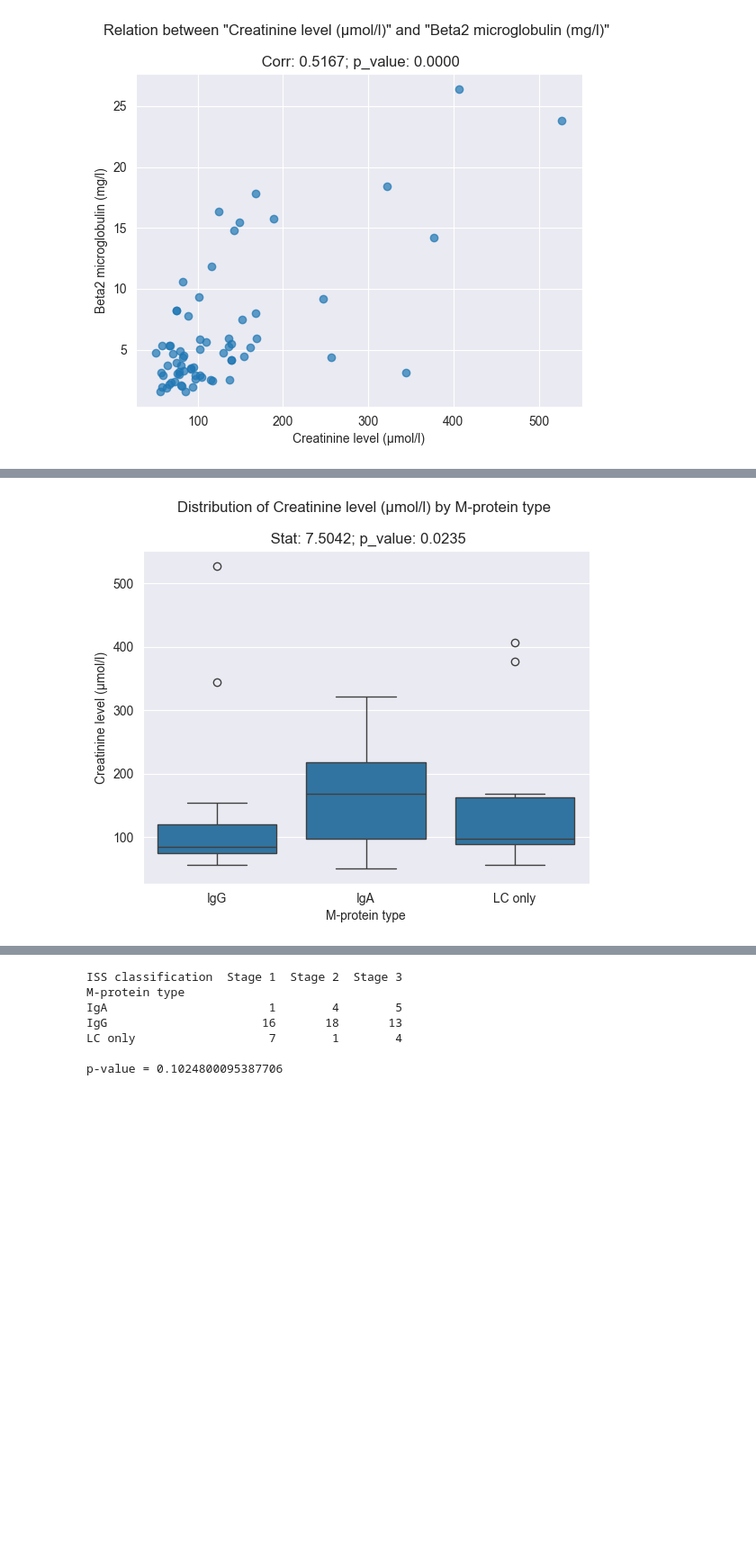
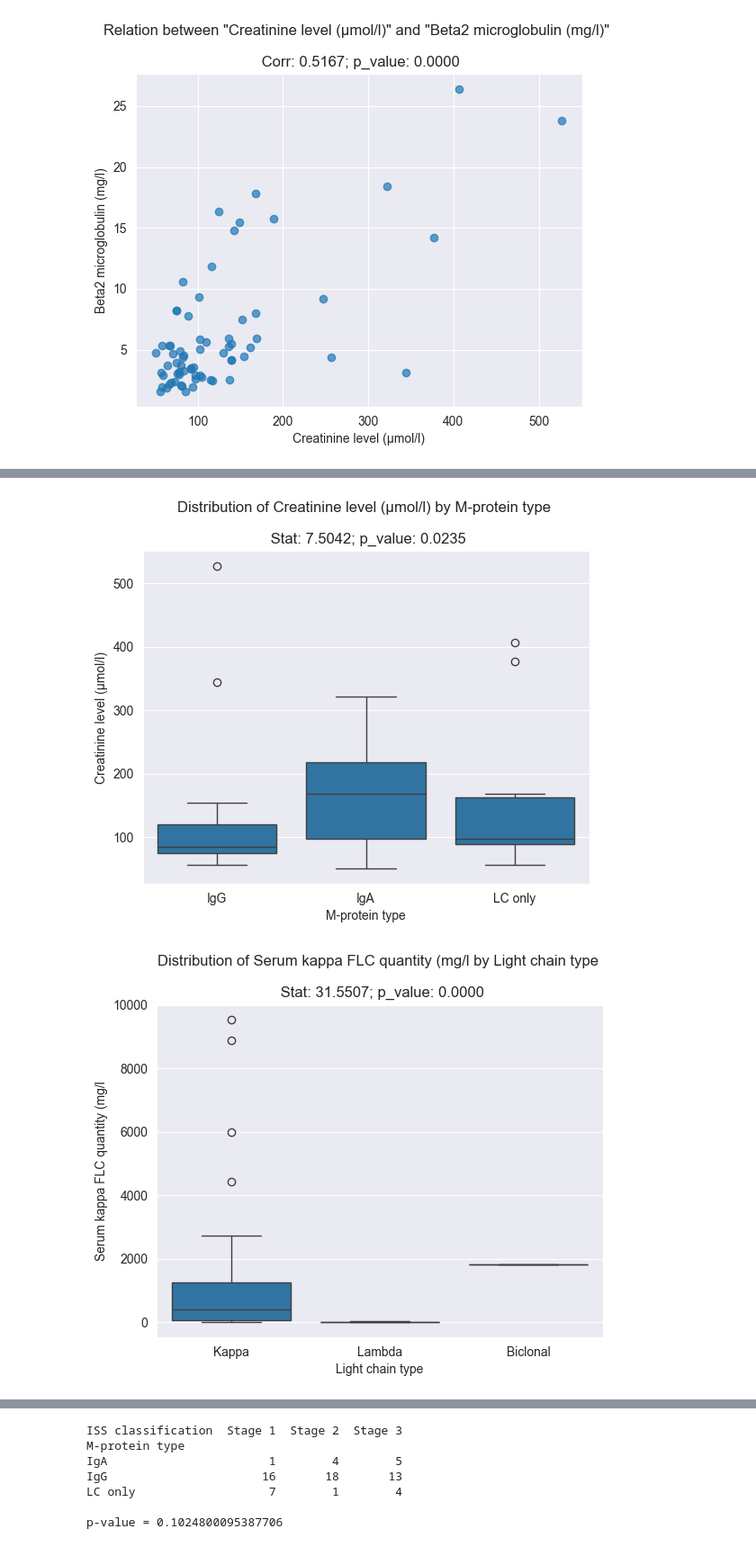
Before and after one commit to lukas1110/Analysis-of-multiple-myelomas-from-dual-CT, a Jupyter notebook: _RESULTS_/clinical_data.ipynb, the cells around one changed output, grey strips where cells are left out. Shown at 90% size. Cells and saved outputs as stored; diff of their text form; code cells hidden in the pictures; blank space fills up the shorter version.

```diff
--- a/_RESULTS_/clinical_data.ipynb
+++ b/_RESULTS_/clinical_data.ipynb
@@ -67,25 +67,26 @@ for f1, f2 in list(combinations(numeric_cols, 2)):
 # %%
 # BOXPLOT BETWEEN NUMERIC AND CATEGORIC VARIABLES -> KRUSKAL-WALLIS TEST
 from scipy.stats import kruskal
 
 
-categorical_cols = ['ISS classification', 'M-protein type']
+categorical_cols = ['ISS classification', 'M-protein type', 'Light chain type']
 for cat_col in categorical_cols:
     for num_col in numeric_cols:
         groups = [group[num_col].dropna().values for name, group in df.groupby(cat_col)]
 
         stat, p = kruskal(*groups)
         if p < 0.05:
             sns.boxplot(data=df, x=cat_col, y=num_col)
             plt.title(f'Distribution of {num_col} by {cat_col} \n\n Stat: {stat:.4f}; p_value: {p:.4f}')
             plt.show()
             print()
 # %% [output]
 [figure]
 [figure]
 [figure]
 [figure]
 [figure]
 [figure]
 [figure]
 [figure]
+[figure, added]
```
Also changed, not shown: parts of 1 cell of this notebook, 1 other file.
